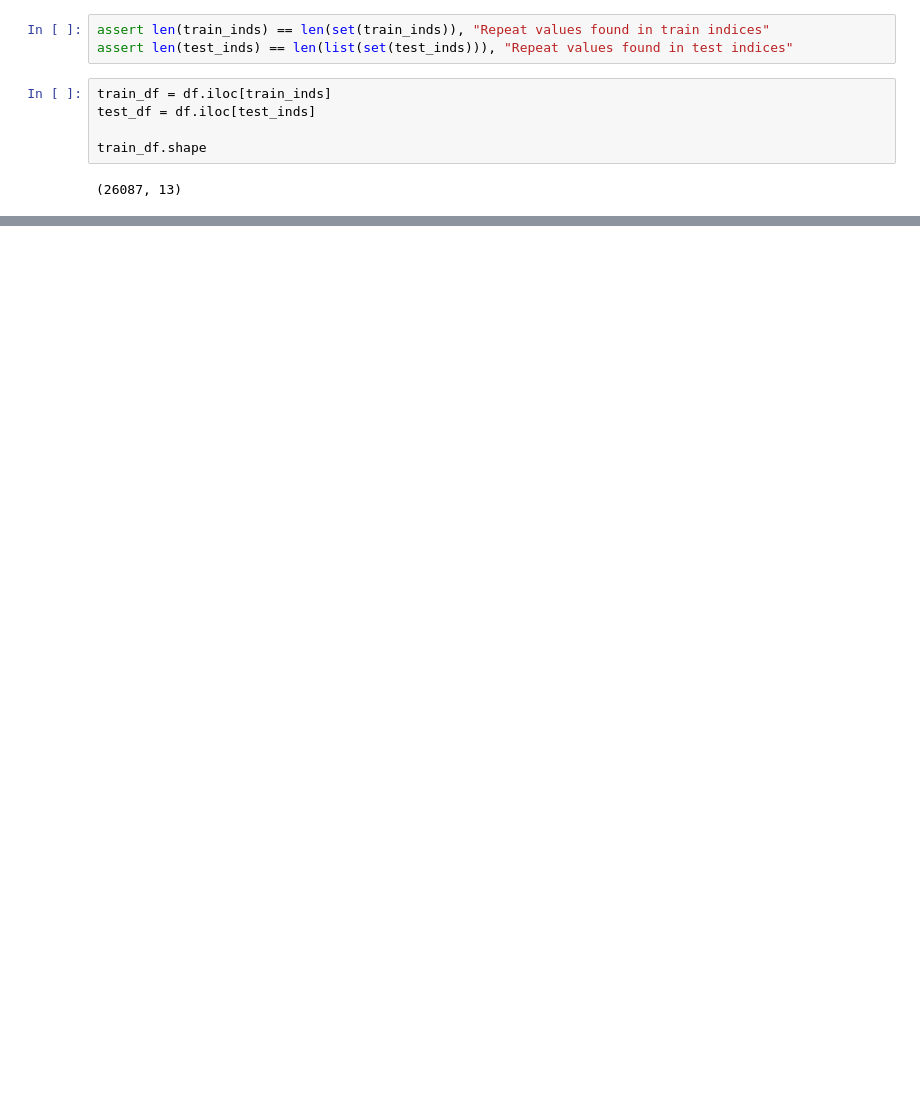
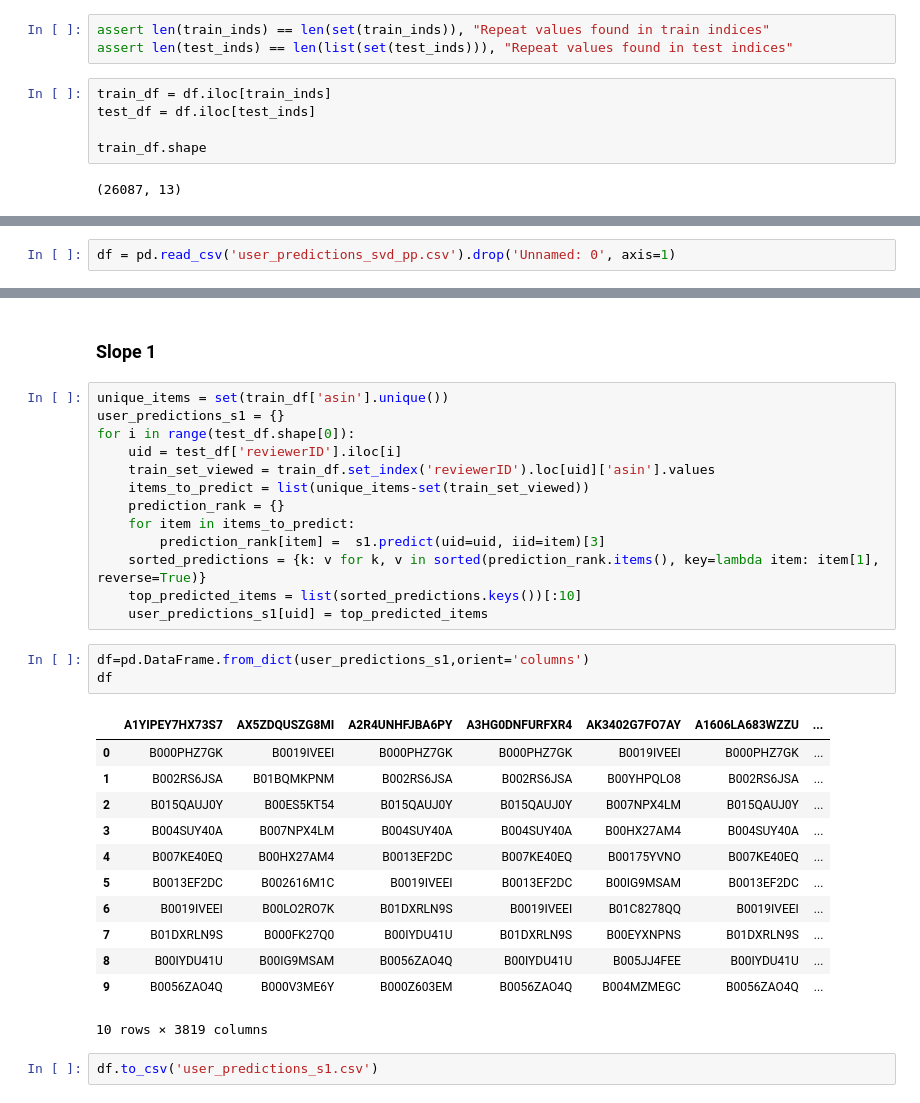
Before and after one commit to Ian-Hardy/CSE_272_HW2, a Jupyter notebook: HW_2_Recommenders.ipynb, the cells around one changed output, grey strips where cells are left out. Cells and saved outputs as stored; diff of their text form; blank space fills up the shorter version.

```diff
--- a/HW_2_Recommenders.ipynb
+++ b/HW_2_Recommenders.ipynb
@@ -207,0 +328,2 @@ df.to_csv('user_predictions.csv')
+# %%
+df = pd.read_csv('user_predictions_svd_pp.csv').drop('Unnamed: 0', axis=1)
@@ -207,0 +368,33 @@ df.to_csv('user_predictions.csv')
+# %% [markdown]
+### Slope 1
+# %%
+unique_items = set(train_df['asin'].unique())
+user_predictions_s1 = {}
+for i in range(test_df.shape[0]):
+    uid = test_df['reviewerID'].iloc[i]
+    train_set_viewed = train_df.set_index('reviewerID').loc[uid]['asin'].values
+    items_to_predict = list(unique_items-set(train_set_viewed))
+    prediction_rank = {}
+    for item in items_to_predict:
+        prediction_rank[item] =  s1.predict(uid=uid, iid=item)[3]
+    sorted_predictions = {k: v for k, v in sorted(prediction_rank.items(), key=lambda item: item[1], reverse=True)}
+    top_predicted_items = list(sorted_predictions.keys())[:10]
+    user_predictions_s1[uid] = top_predicted_items
+# %%
+df=pd.DataFrame.from_dict(user_predictions_s1,orient='columns')
+df
+# %% [output]
+|  | A1YIPEY7HX73S7 | AX5ZDQUSZG8MI | A2R4UNHFJBA6PY | A3HG0DNFURFXR4 | AK3402G7FO7AY | A1606LA683WZZU | ... |
+| 0 | B000PHZ7GK | B0019IVEEI | B000PHZ7GK | B000PHZ7GK | B0019IVEEI | B000PHZ7GK | ... |
+| 1 | B002RS6JSA | B01BQMKPNM | B002RS6JSA | B002RS6JSA | B00YHPQLO8 | B002RS6JSA | ... |
+| 2 | B015QAUJ0Y | B00ES5KT54 | B015QAUJ0Y | B015QAUJ0Y | B007NPX4LM | B015QAUJ0Y | ... |
+| 3 | B004SUY40A | B007NPX4LM | B004SUY40A | B004SUY40A | B00HX27AM4 | B004SUY40A | ... |
+| 4 | B007KE40EQ | B00HX27AM4 | B0013EF2DC | B007KE40EQ | B00175YVNO | B007KE40EQ | ... |
+| 5 | B0013EF2DC | B002616M1C | B0019IVEEI | B0013EF2DC | B00IG9MSAM | B0013EF2DC | ... |
+| 6 | B0019IVEEI | B00LO2RO7K | B01DXRLN9S | B0019IVEEI | B01C8278QQ | B0019IVEEI | ... |
+| 7 | B01DXRLN9S | B000FK27Q0 | B00IYDU41U | B01DXRLN9S | B00EYXNPNS | B01DXRLN9S | ... |
+| 8 | B00IYDU41U | B00IG9MSAM | B0056ZAO4Q | B00IYDU41U | B005JJ4FEE | B00IYDU41U | ... |
+| 9 | B0056ZAO4Q | B000V3ME6Y | B000Z603EM | B0056ZAO4Q | B004MZMEGC | B0056ZAO4Q | ... |
+10 rows × 3819 columns
+# %%
+df.to_csv('user_predictions_s1.csv')
```
Also changed, not shown: parts of 47 cells of this notebook, 4 other files.
